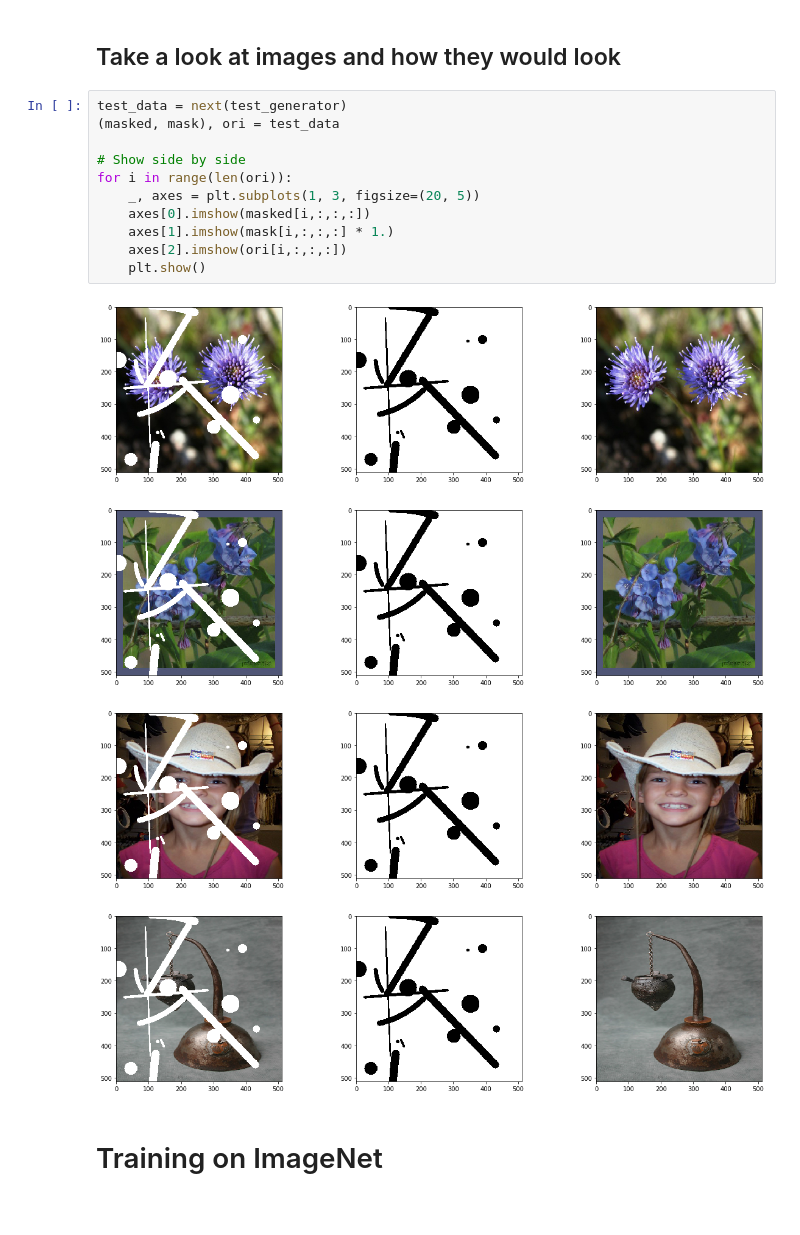
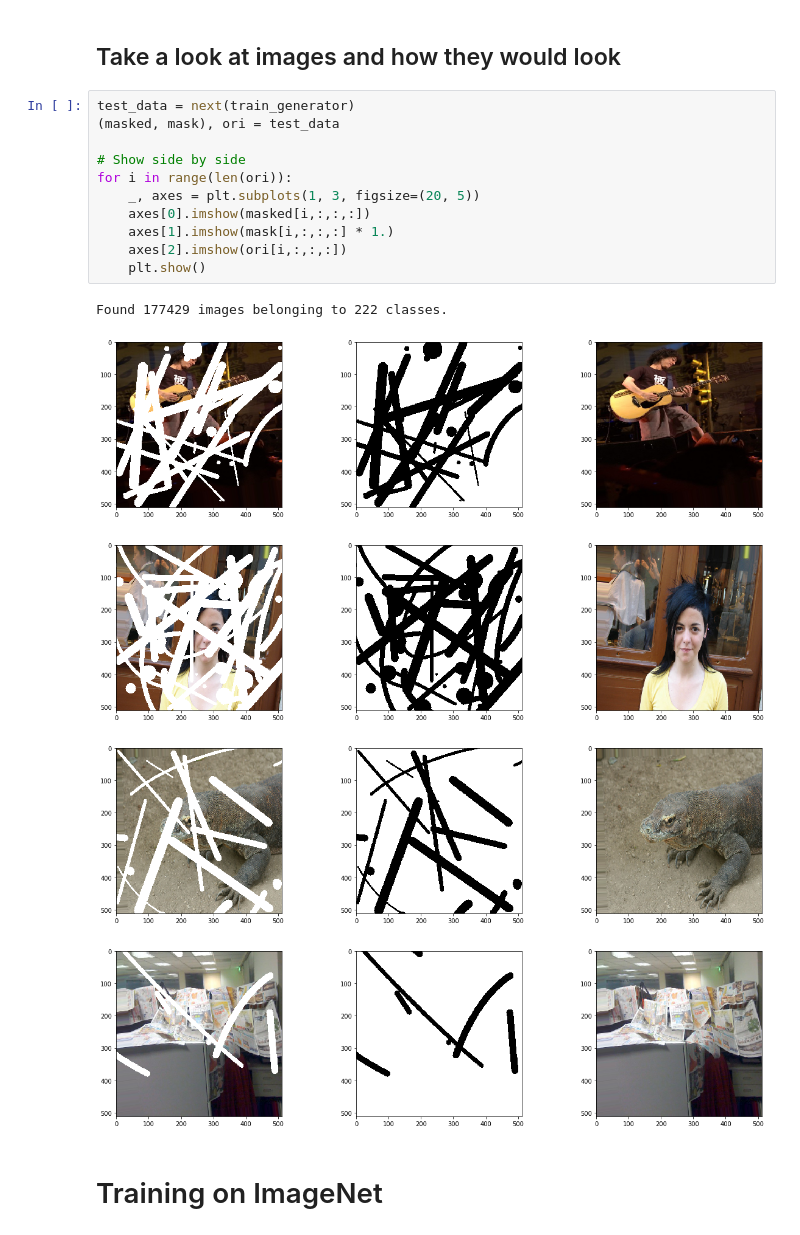
Before and after one commit to gaseosaluz/PConv-Keras, a Jupyter notebook: notebooks/Step4 - Imagenet Training.ipynb, the cells around one changed output. Cells and saved outputs as stored; diff of their text form.

```diff
--- a/notebooks/Step4 - Imagenet Training.ipynb
+++ b/notebooks/Step4 - Imagenet Training.ipynb
@@ -144,21 +144,22 @@ test_generator = test_datagen.flow_from_directory(
 # %% [markdown]
 ## Take a look at images and how they would look
 # %%
-test_data = next(test_generator)
+test_data = next(train_generator)
 (masked, mask), ori = test_data
 
 # Show side by side
 for i in range(len(ori)):
     _, axes = plt.subplots(1, 3, figsize=(20, 5))
     axes[0].imshow(masked[i,:,:,:])
     axes[1].imshow(mask[i,:,:,:] * 1.)
     axes[2].imshow(ori[i,:,:,:])
     plt.show()
 # %% [output]
+Found 177429 images belonging to 222 classes.
-[figure, old version]
+[figure, new version]
-[figure, old version]
+[figure, new version]
-[figure, old version]
+[figure, new version]
-[figure, old version]
+[figure, new version]
 # %% [markdown]
 # Training on ImageNet
 # %%
```
Also changed, not shown: 3 other files.
